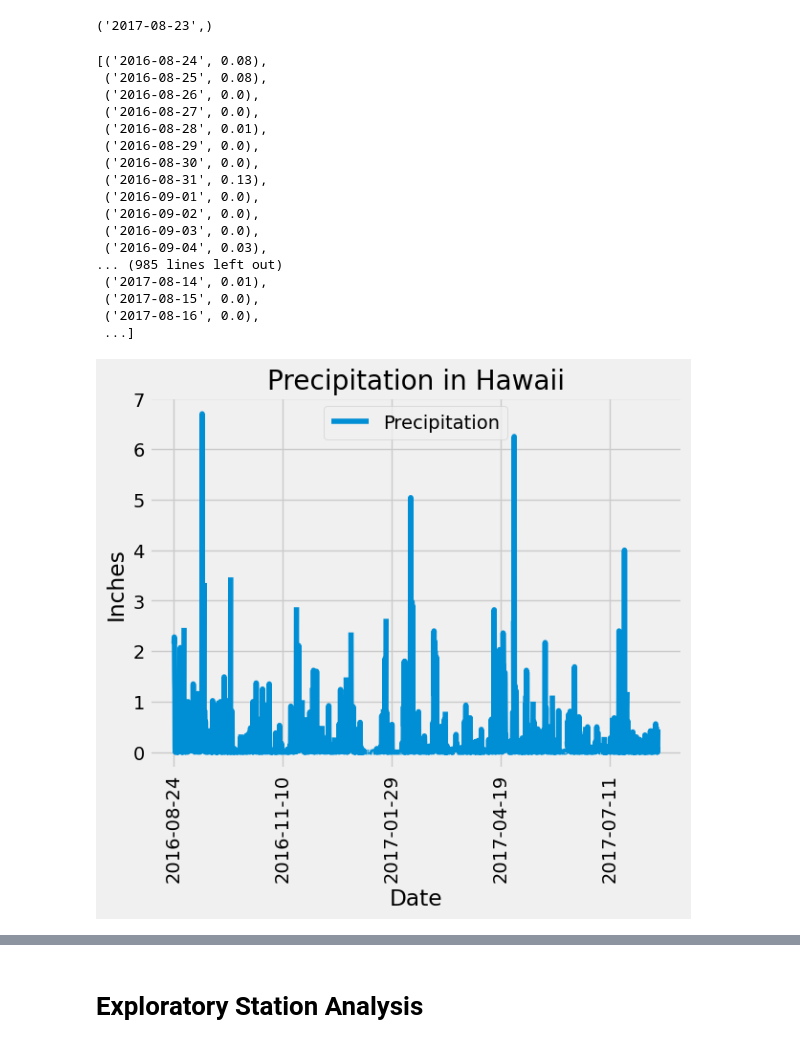
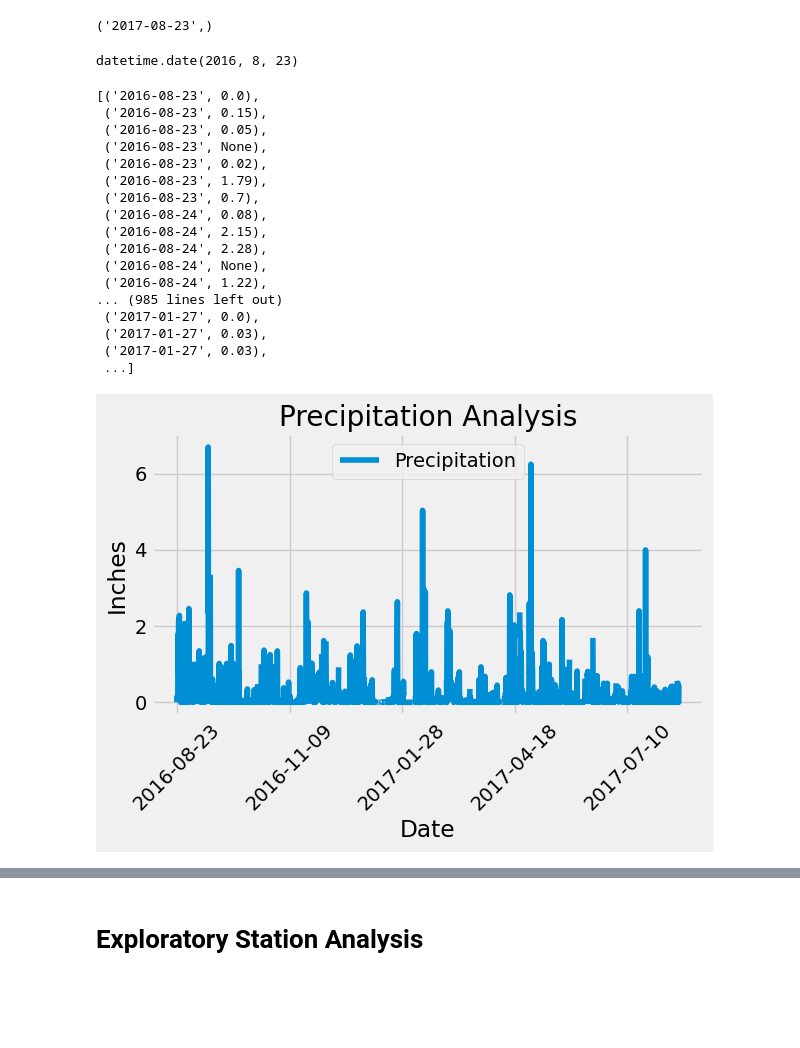
Before and after one commit to AdebolaShelby/sqlalchemy-challenge, a Jupyter notebook: SurfsUp/climate_starter.ipynb, the cells around one changed output, grey strips where cells are left out. Drawn from its saved outputs; the diff is of its cells as text; code cells hidden in the pictures; blank space fills up the shorter version.

Commit message:
commit updated analysis and flask api

```diff
--- a/SurfsUp/climate_starter.ipynb
+++ b/SurfsUp/climate_starter.ipynb
@@ -55,46 +52,68 @@ recent_date
 ('2017-08-23',)
 # %%
 # Design a query to retrieve the last 12 months of precipitation data and plot the results.
+
 # Starting from the most recent data point in the database.
-most_recent_date = dt.datetime.strptime(recent_date[0], '%Y-%m-%d')
+
+last_12_months = Session.query(measurement.date, measurement.prcp).\
+    filter(measurement.date >= '2016-08-23').\
+    order_by(measurement.date).all()
+last_12_months
+
 # Calculate the date one year from the last date in data set.
-one_year_ago = most_recent_date - dt.timedelta(days=365)
+date_one_year = dt.date(2017, 8, 23) - dt.timedelta(days=365)
+date_one_year
+# %% [output]
+datetime.date(2016, 8, 23)
 # %%
 # Perform a query to retrieve the data and precipitation scores
-query = Session.query(measurement.date, measurement.prcp).filter(measurement.date >= one_year_ago).all()
-query
+perp_data_scores = Session.query(measurement.date, measurement.prcp).\
+    filter(measurement.date >= date_one_year).\
+    order_by(measurement.date).all()
+perp_data_scores
+
+
+#query = Session.query(measurement.date, measurement.prcp).filter(measurement.date >= one_year_ago).all()
+#query
 # %% [output]
-[('2016-08-24', 0.08),
- ('2016-08-25', 0.08),
- ('2016-08-26', 0.0),
- ('2016-08-27', 0.0),
- ('2016-08-28', 0.01),
- ('2016-08-29', 0.0),
- ('2016-08-30', 0.0),
- ('2016-08-31', 0.13),
- ('2016-09-01', 0.0),
- ('2016-09-02', 0.0),
- ('2016-09-03', 0.0),
- ('2016-09-04', 0.03),
+[('2016-08-23', 0.0),
+ ('2016-08-23', 0.15),
+ ('2016-08-23', 0.05),
+ ('2016-08-23', None),
+ ('2016-08-23', 0.02),
+ ('2016-08-23', 1.79),
+ ('2016-08-23', 0.7),
+ ('2016-08-24', 0.08),
+ ('2016-08-24', 2.15),
+ ('2016-08-24', 2.28),
+ ('2016-08-24', None),
+ ('2016-08-24', 1.22),
 ... (985 lines left out)
- ('2017-08-14', 0.01),
- ('2017-08-15', 0.0),
- ('2017-08-16', 0.0),
+ ('2017-01-27', 0.0),
+ ('2017-01-27', 0.03),
+ ('2017-01-27', 0.03),
  ...]
 # %%
 # Save the query results as a Pandas DataFrame. Explicitly set the column names
-query_df = pd.DataFrame(query, columns=['Date', 'Precipitation'])
+perp_data_scores_df = pd.DataFrame(perp_data_scores, columns=['Date', 'Precipitation'])
+perp_data_scores_df
 
 # Sort the dataframe by date
-query_sorted = query_df.sort_values('Date')
+perp_data_scores_sorted = perp_data_scores_df.sort_values('Date')
 
 # Use Pandas Plotting with Matplotlib to plot the data
-query_sorted.plot(x='Date', y='Precipitation', rot=90)
-plt.xlabel('Date')
-plt.ylabel('Inches')
-plt.title('Precipitation in Hawaii')
+perp_data_scores_sorted.plot('Date', 'Precipitation')
+plt.xlabel("Date")
+plt.ylabel("Inches")
+plt.title("Precipitation Analysis")
+plt.xticks(rotation=45)
+plt.tight_layout()
+
+#save the plot
+plt.savefig("Precipitation.png")
+
 plt.show()
 # %% [output]
-[figure, old version]
+[figure, new version]
 # %%
 # Use Pandas to calculate the summary statistics for the precipitation data
```
Also changed, not shown: parts of 4 cells of this notebook, 3 other files.
